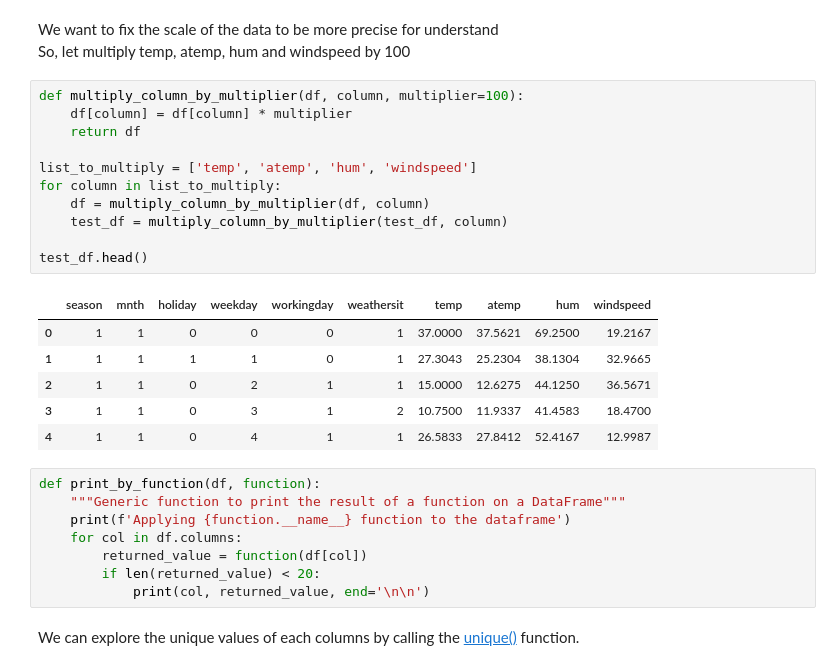
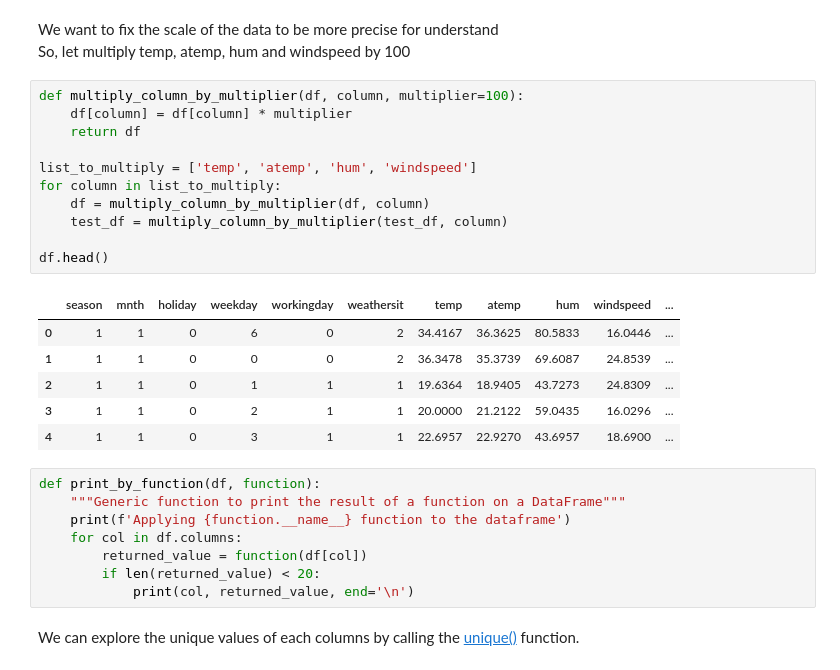
Before and after one commit to OdedHellman/Bike-Sharing-Demand---Kaggle-Competition, a Jupyter notebook: competition_notebook.ipynb, the cells around one changed output. Saved outputs shown, nothing was run; the diff lists cells and outputs as text.

```diff
--- a/competition_notebook.ipynb
+++ b/competition_notebook.ipynb
@@ -126,21 +121,21 @@ So, let multiply temp, atemp, hum and windspeed by 100
 # %%
 def multiply_column_by_multiplier(df, column, multiplier=100):
     df[column] = df[column] * multiplier
     return df
 
 list_to_multiply = ['temp', 'atemp', 'hum', 'windspeed']
 for column in list_to_multiply:
     df = multiply_column_by_multiplier(df, column)
     test_df = multiply_column_by_multiplier(test_df, column)
 
-test_df.head()
+df.head()
 # %% [output]
-|  | season | mnth | holiday | weekday | workingday | weathersit | temp | atemp | hum | windspeed |
-| 0 | 1 | 1 | 0 | 0 | 0 | 1 | 37.0000 | 37.5621 | 69.2500 | 19.2167 |
-| 1 | 1 | 1 | 1 | 1 | 0 | 1 | 27.3043 | 25.2304 | 38.1304 | 32.9665 |
-| 2 | 1 | 1 | 0 | 2 | 1 | 1 | 15.0000 | 12.6275 | 44.1250 | 36.5671 |
-| 3 | 1 | 1 | 0 | 3 | 1 | 2 | 10.7500 | 11.9337 | 41.4583 | 18.4700 |
-| 4 | 1 | 1 | 0 | 4 | 1 | 1 | 26.5833 | 27.8412 | 52.4167 | 12.9987 |
+|  | season | mnth | holiday | weekday | workingday | weathersit | temp | atemp | hum | windspeed | ... |
+| 0 | 1 | 1 | 0 | 6 | 0 | 2 | 34.4167 | 36.3625 | 80.5833 | 16.0446 | ... |
+| 1 | 1 | 1 | 0 | 0 | 0 | 2 | 36.3478 | 35.3739 | 69.6087 | 24.8539 | ... |
+| 2 | 1 | 1 | 0 | 1 | 1 | 1 | 19.6364 | 18.9405 | 43.7273 | 24.8309 | ... |
+| 3 | 1 | 1 | 0 | 2 | 1 | 1 | 20.0000 | 21.2122 | 59.0435 | 16.0296 | ... |
+| 4 | 1 | 1 | 0 | 3 | 1 | 1 | 22.6957 | 22.9270 | 43.6957 | 18.6900 | ... |
 # %%
 def print_by_function(df, function):
     """Generic function to print the result of a function on a DataFrame"""
@@ -148,7 +143,7 @@ def print_by_function(df, function):
     for col in df.columns:
         returned_value = function(df[col])
         if len(returned_value) < 20:
-            print(col, returned_value, end='\n\n')
+            print(col, returned_value, end='\n')
 # %% [markdown]
 We can explore the unique values of each columns by calling the [unique()](https://pandas.pydata.org/pandas-docs/stable/reference/api/pandas.unique.html) function.
 # %%
```
Also changed, not shown: parts of 34 cells of this notebook.
